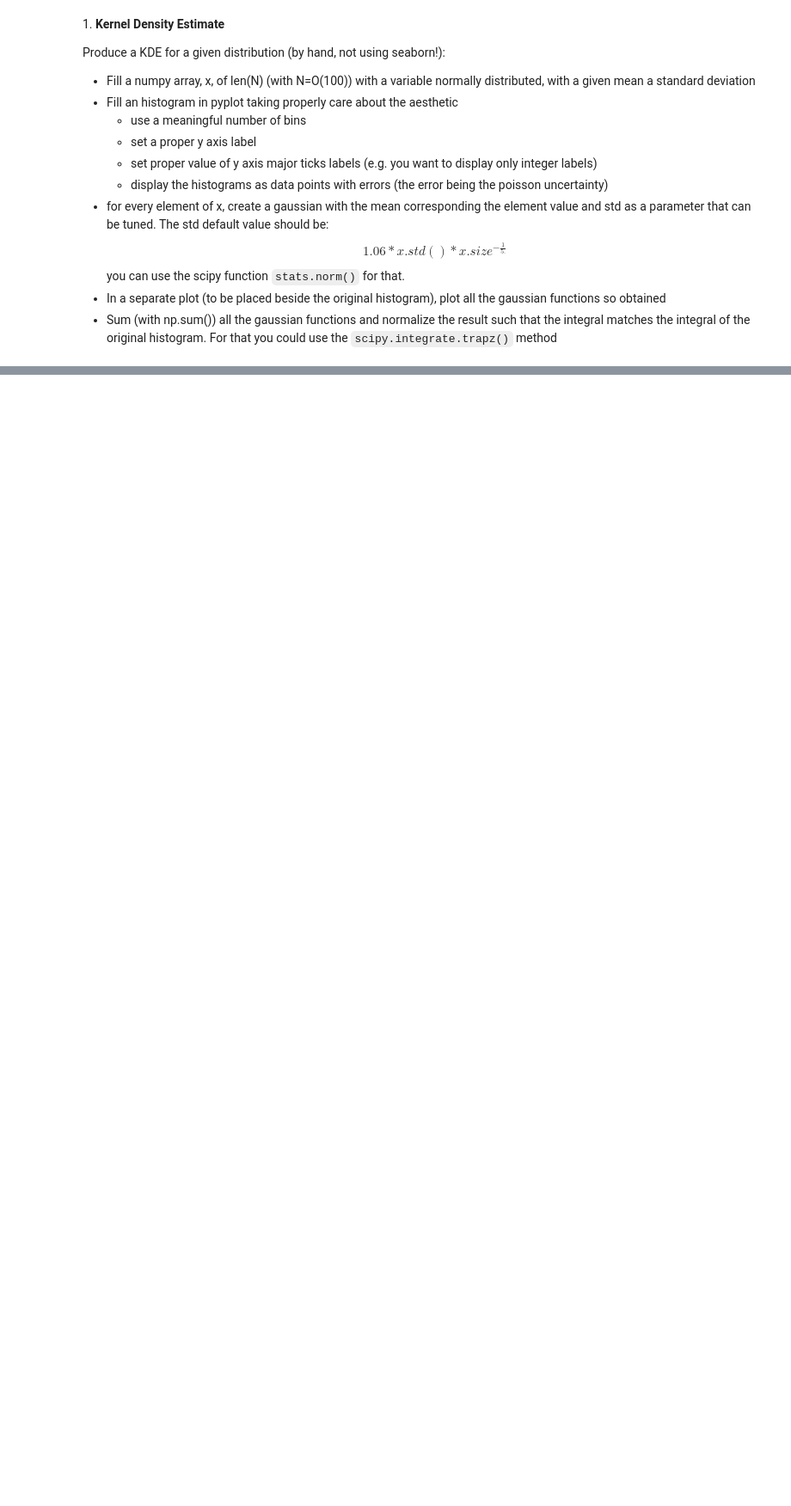
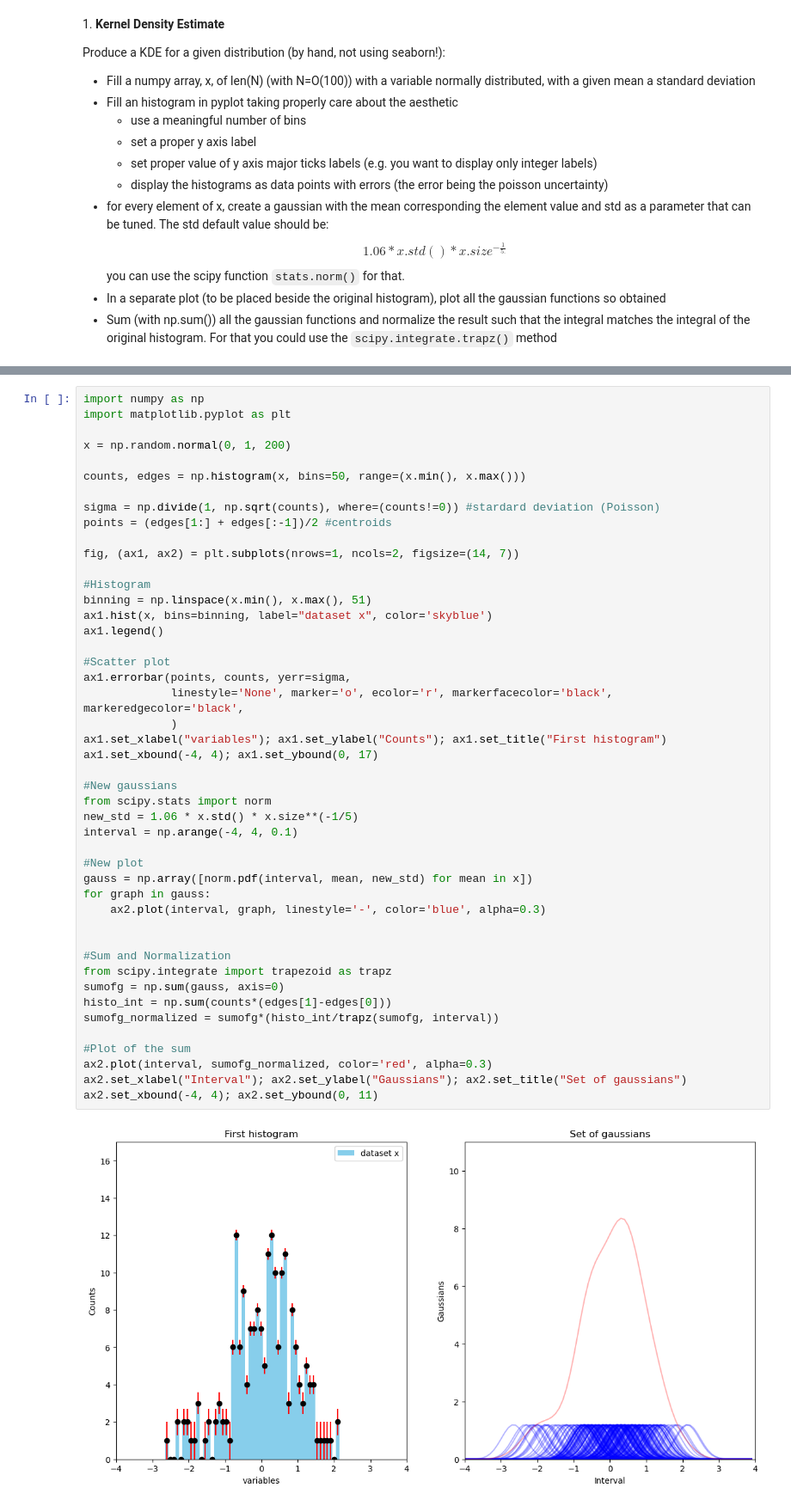
Before and after one commit to matteocalcagniphysics/LaboratoryOfComputationalPhysics_Y8, a Jupyter notebook: 07ex_Visualization.ipynb, the cells around one changed output, grey strips where cells are left out. Shown: that part at 86% size. Cells and saved outputs as stored; diff of their text form; blank space fills up the shorter version.

```diff
--- a/07ex_Visualization.ipynb
+++ b/07ex_Visualization.ipynb
@@ -59,3 +17,51 @@ TypeError: _parse_args() takes from 1 to 3 positional arguments but 4 were given
+# %%
+import numpy as np
+import matplotlib.pyplot as plt
+
+x = np.random.normal(0, 1, 200)
+
+counts, edges = np.histogram(x, bins=50, range=(x.min(), x.max()))
+
+sigma = np.divide(1, np.sqrt(counts), where=(counts!=0)) #stardard deviation (Poisson)
+points = (edges[1:] + edges[:-1])/2 #centroids
+
+fig, (ax1, ax2) = plt.subplots(nrows=1, ncols=2, figsize=(14, 7))
+
+#Histogram
+binning = np.linspace(x.min(), x.max(), 51)
+ax1.hist(x, bins=binning, label="dataset x", color='skyblue')
+ax1.legend()
+
+#Scatter plot
+ax1.errorbar(points, counts, yerr=sigma,
+             linestyle='None', marker='o', ecolor='r', markerfacecolor='black', markeredgecolor='black',
+             )
+ax1.set_xlabel("variables"); ax1.set_ylabel("Counts"); ax1.set_title("First histogram")
+ax1.set_xbound(-4, 4); ax1.set_ybound(0, 17)
+
+#New gaussians
+from scipy.stats import norm
+new_std = 1.06 * x.std() * x.size**(-1/5)
+interval = np.arange(-4, 4, 0.1)
+
+#New plot
+gauss = np.array([norm.pdf(interval, mean, new_std) for mean in x])
+for graph in gauss:
+    ax2.plot(interval, graph, linestyle='-', color='blue', alpha=0.3)
+
+
+#Sum and Normalization
+from scipy.integrate import trapezoid as trapz
+sumofg = np.sum(gauss, axis=0)
+histo_int = np.sum(counts*(edges[1]-edges[0]))
+sumofg_normalized = sumofg*(histo_int/trapz(sumofg, interval))
+
+#Plot of the sum
+ax2.plot(interval, sumofg_normalized, color='red', alpha=0.3)
+ax2.set_xlabel("Interval"); ax2.set_ylabel("Gaussians"); ax2.set_title("Set of gaussians")
+ax2.set_xbound(-4, 4); ax2.set_ybound(0, 11)
+# %% [output]
+[figure, added]
 # %% [markdown]
 2\. **Color-coded scatter plot**
 
```
Also changed, not shown: parts of 4 cells of this notebook, 4 other files.
